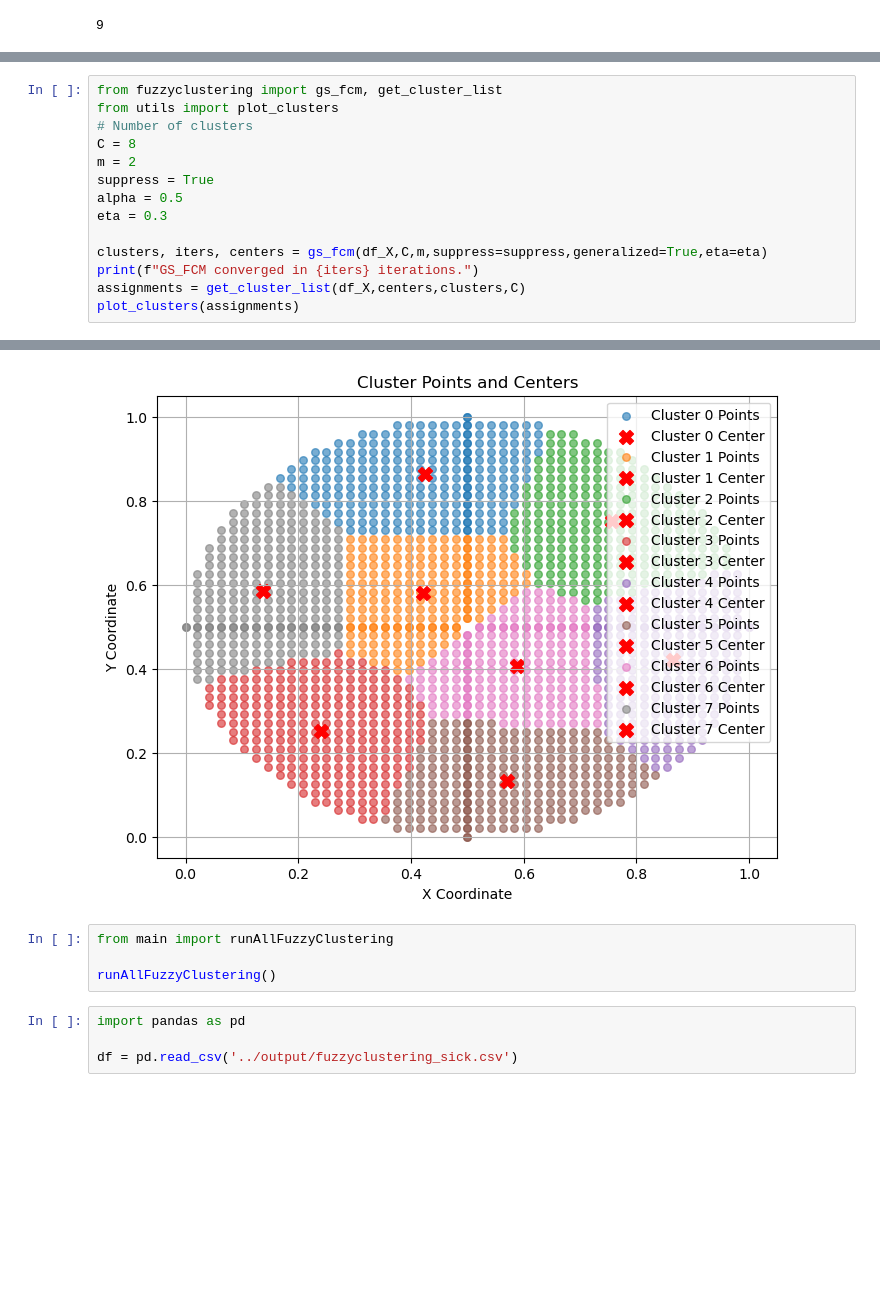
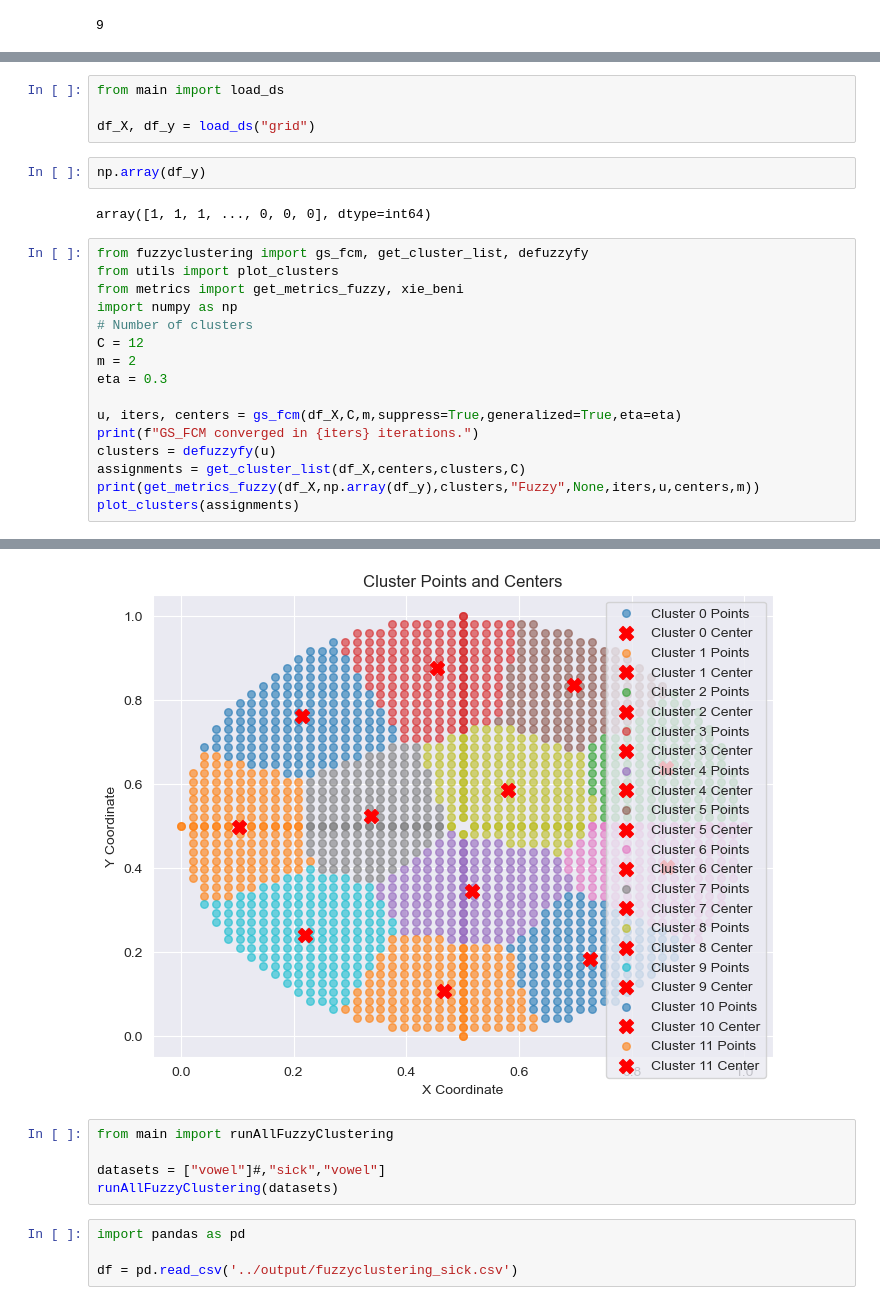
Before and after one commit to Bernat-C/Clustering-Analysis, a Jupyter notebook: testing_bernat.ipynb, the cells around one changed output, grey strips where cells are left out. Cells and saved outputs as stored; diff of their text form; blank space fills up the shorter version.

```diff
--- a/testing_bernat.ipynb
+++ b/testing_bernat.ipynb
@@ -68,15 +36,25 @@ Sum of memberships for each data point (should be 1):
+# %%
+from main import load_ds
+
+df_X, df_y = load_ds("grid")
+# %%
+np.array(df_y)
+# %% [output]
+array([1, 1, 1, ..., 0, 0, 0], dtype=int64)
 # %%
-from fuzzyclustering import gs_fcm, get_cluster_list
+from fuzzyclustering import gs_fcm, get_cluster_list, defuzzyfy
 from utils import plot_clusters
+from metrics import get_metrics_fuzzy, xie_beni
+import numpy as np
 # Number of clusters
-C = 8
+C = 12
 m = 2
-suppress = True
-alpha = 0.5
 eta = 0.3
 
-clusters, iters, centers = gs_fcm(df_X,C,m,suppress=suppress,generalized=True,eta=eta)
+u, iters, centers = gs_fcm(df_X,C,m,suppress=True,generalized=True,eta=eta)
 print(f"GS_FCM converged in {iters} iterations.")
+clusters = defuzzyfy(u)
 assignments = get_cluster_list(df_X,centers,clusters,C)
+print(get_metrics_fuzzy(df_X,np.array(df_y),clusters,"Fuzzy",None,iters,u,centers,m))
 plot_clusters(assignments)
 # %% [output]
@@ -92,8 +76,9 @@ Cluster 7 - Points shape: (246, 2)
-[figure, old version]
+[figure, new version]
 # %%
 from main import runAllFuzzyClustering
 
-runAllFuzzyClustering()
+datasets = ["vowel"]#,"sick","vowel"]
+runAllFuzzyClustering(datasets)
 # %%
 import pandas as pd
 
```
Also changed, not shown: parts of 5 cells of this notebook, 4 other files.
